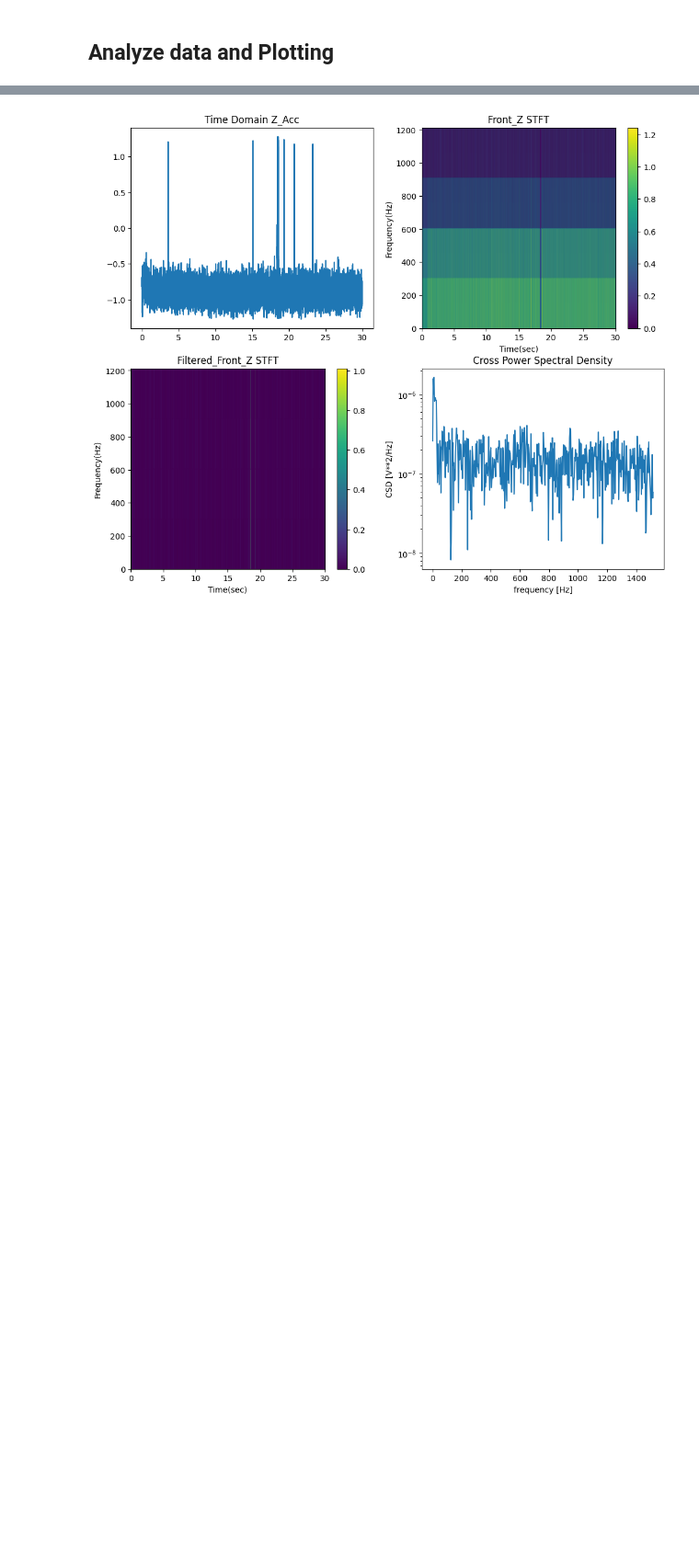
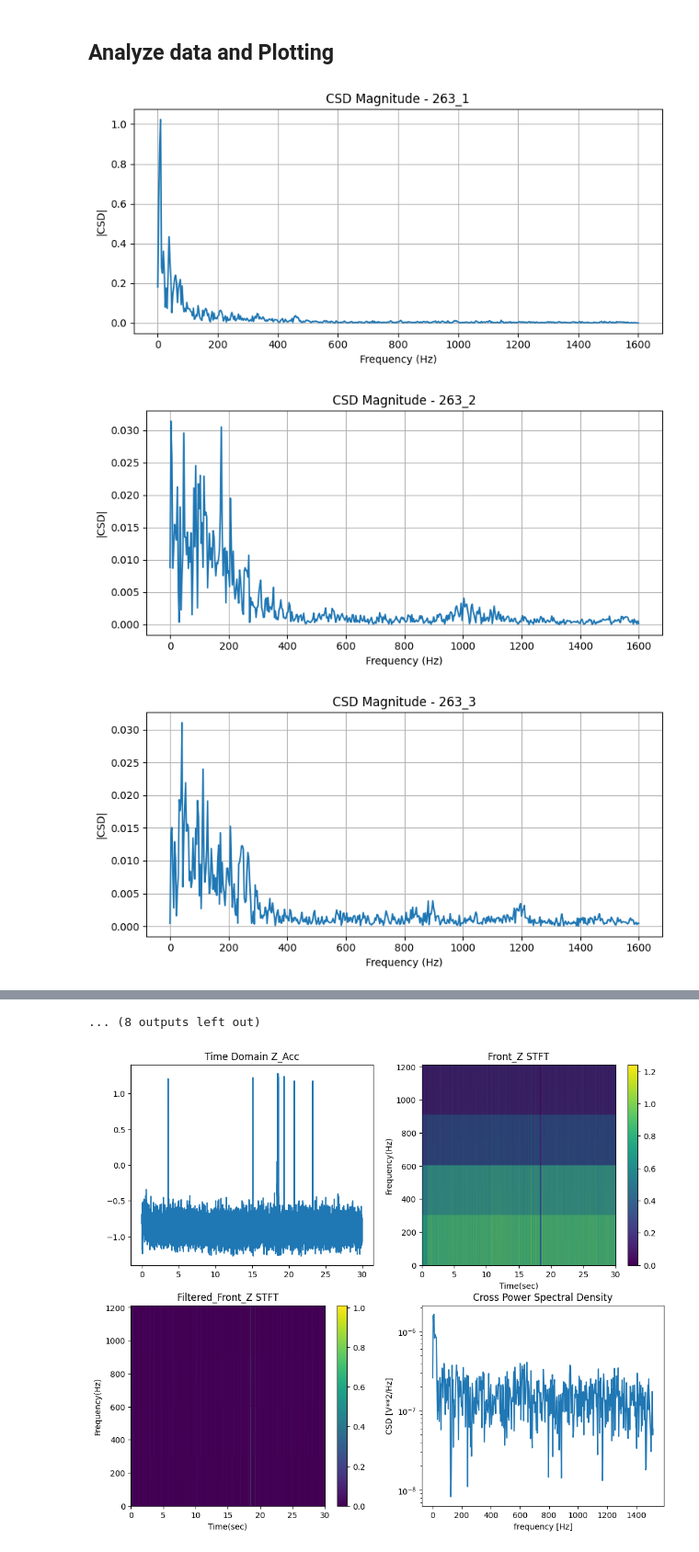
Before and after one commit to Chien-Ju/leak-detection-project, a Jupyter notebook: dataProcessing.ipynb, the cells around one changed output, grey strips where cells are left out. Shown at 92% size. Cells and saved outputs as stored; diff of their text form; code cells hidden in the pictures; blank space fills up the shorter version.

Commit message:
comput and plot csd works, but need to modify into time and frequency cross-correlate one and also need to be filtered out low freq

```diff
--- a/dataProcessing.ipynb
+++ b/dataProcessing.ipynb
@@ -161,3 +212,9 @@ Saved aligned data to aligned_static_5.txt
 # %%
 file_prefixes = ['263', '155', '50', 'static']
 data_dict = load_all_aligned_data_to_dict(file_prefixes)
+
+csd_results = compute_and_plot_csd(data_dict)
+# %% [output]
+[figure, added]
+[figure, added]
+[figure, added]
@@ -164,3 +230,4 @@ data_dict = load_all_aligned_data_to_dict(file_prefixes)
+... (8 outputs left out)
 # %%
 import matplotlib.pyplot as plt
 import datetime
```
Also changed, not shown: parts of 3 cells of this notebook.
